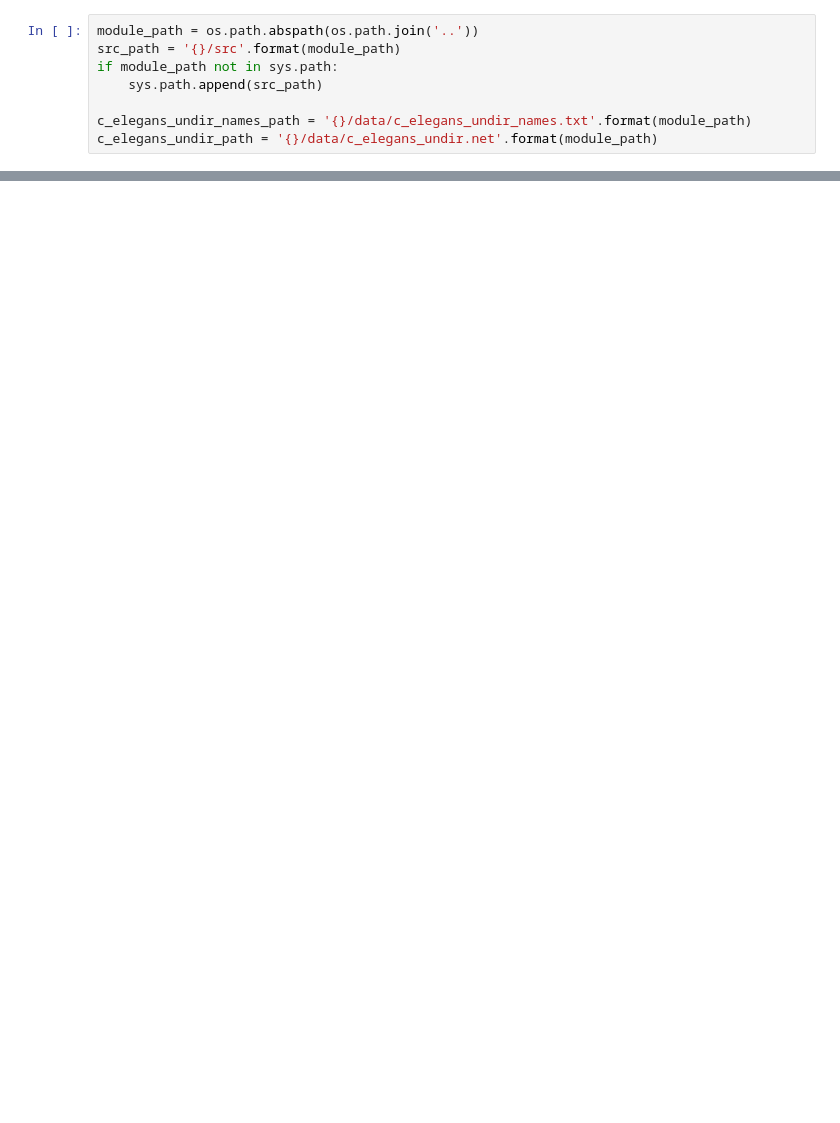
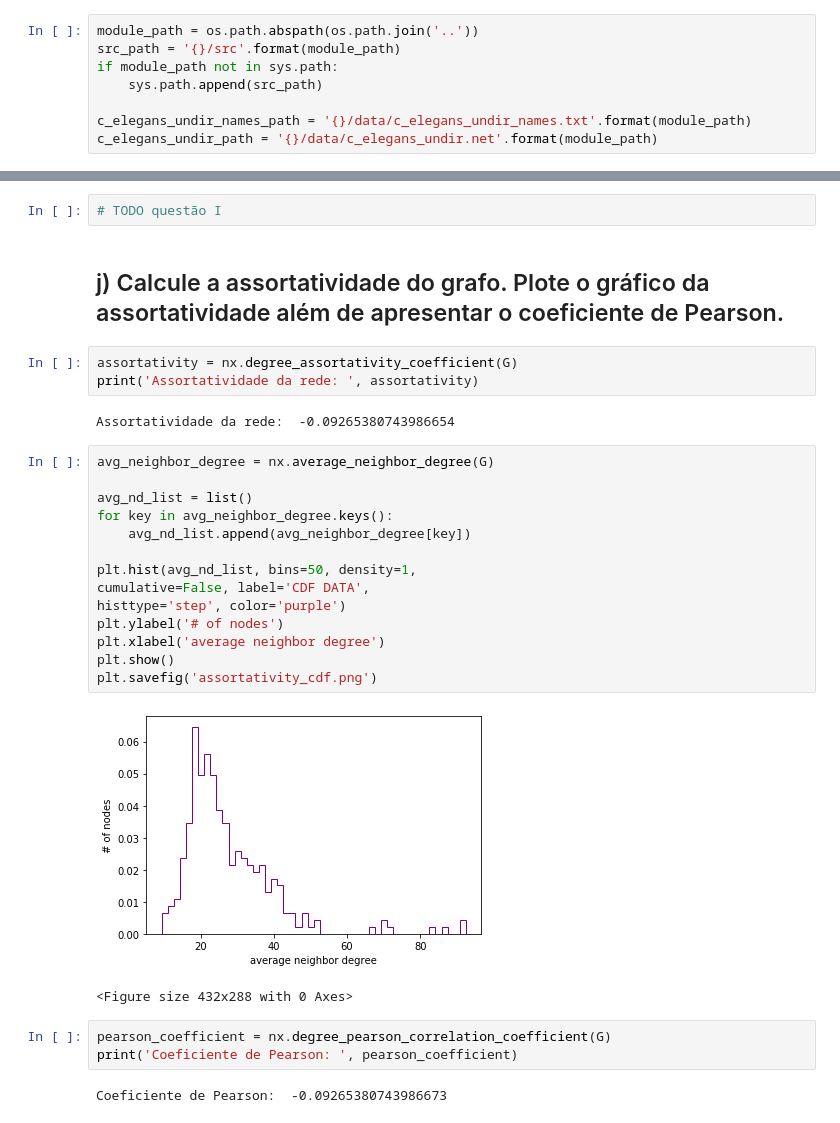
Before and after one commit to GeovaneF55/complex_networks, a Jupyter notebook: notebook/analisys.ipynb, the cells around one changed output, grey strips where cells are left out. Drawn from its saved outputs; the diff is of its cells as text; blank space fills up the shorter version.

```diff
--- a/notebook/analisys.ipynb
+++ b/notebook/analisys.ipynb
@@ -124,0 +189,31 @@ plt.savefig('degree_cdf.png')
+# %%
+# TODO questão I
+# %% [markdown]
+## j) Calcule a assortatividade do grafo. Plote o gráfico da assortatividade além de apresentar o coeficiente de Pearson.
+# %%
+assortativity = nx.degree_assortativity_coefficient(G)
+print('Assortatividade da rede: ', assortativity)
+# %% [output]
+Assortatividade da rede:  -0.09265380743986654
+# %%
+avg_neighbor_degree = nx.average_neighbor_degree(G)
+
+avg_nd_list = list()
+for key in avg_neighbor_degree.keys():
+    avg_nd_list.append(avg_neighbor_degree[key])
+
+plt.hist(avg_nd_list, bins=50, density=1,
+cumulative=False, label='CDF DATA',
+histtype='step', color='purple')
+plt.ylabel('# of nodes')
+plt.xlabel('average neighbor degree')
+plt.show()
+plt.savefig('assortativity_cdf.png')
+# %% [output]
+[figure, added]
+<Figure size 432x288 with 0 Axes>
+# %%
+pearson_coefficient = nx.degree_pearson_correlation_coefficient(G)
+print('Coeficiente de Pearson: ', pearson_coefficient)
+# %% [output]
+Coeficiente de Pearson:  -0.09265380743986673
```
Also changed, not shown: parts of 54 cells of this notebook.
